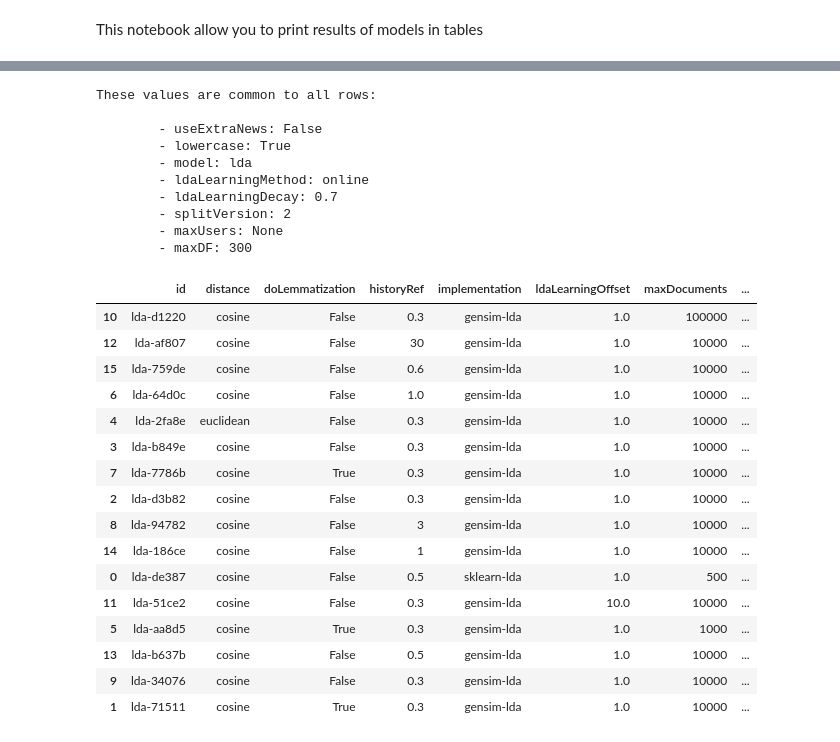
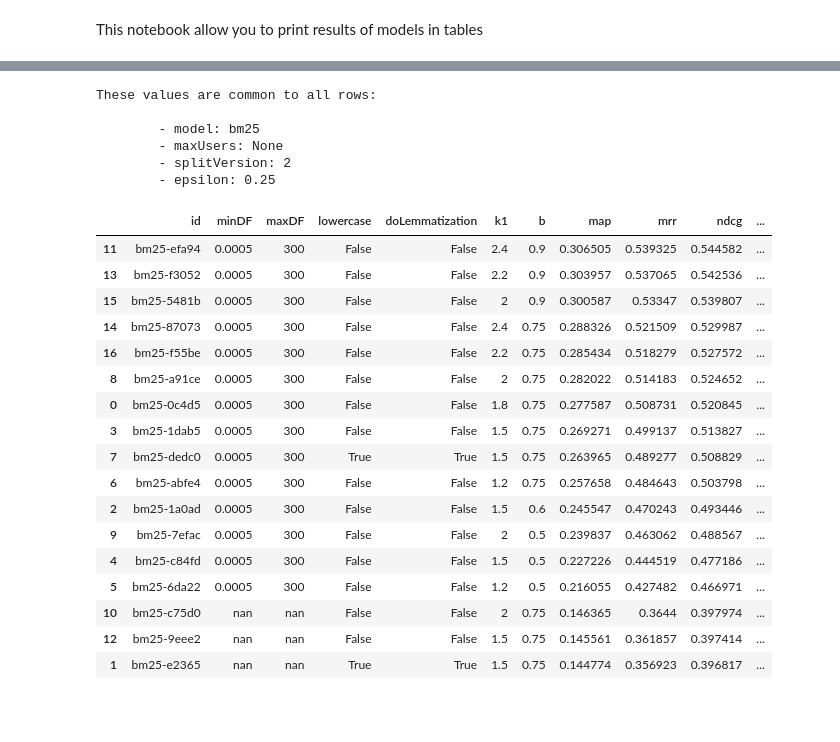
Before and after one commit to arthur-gallois/Twinews-adapted, a Jupyter notebook: twinews/evaluation/yfreport.ipynb, the cells around one changed output, grey strips where cells are left out. Saved outputs shown, nothing was run; the diff lists cells and outputs as text; code cells hidden in the pictures; blank space fills up the shorter version.

```diff
--- a/twinews/evaluation/yfreport.ipynb
+++ b/twinews/evaluation/yfreport.ipynb
@@ -13,41 +45,38 @@ from twinews.evaluation.utils import *
 # %%
 df = printReport\
 (
-    model='lda',
+    model='bm25',
     splitVersion=2,
     noSubsampling=True,
     metaFilter=\
     {
         # "implementation": "gensim-lda",
     },
     metricsFilter=None, # {'ndcg', 'ndcg@10'},
     sortBy='ndcg',
 )
 # %% [output]
 These values are common to all rows:
 
-        - useExtraNews: False
-        - lowercase: True
-        - model: lda
-        - ldaLearningMethod: online
-        - ldaLearningDecay: 0.7
+        - model: bm25
+        - maxUsers: None
         - splitVersion: 2
-        - maxUsers: None
-        - maxDF: 300
+        - epsilon: 0.25
-|  | id | distance | doLemmatization | historyRef | implementation | ldaLearningOffset | maxDocuments | ... |
-| 10 | lda-d1220 | cosine | False | 0.3 | gensim-lda | 1.0 | 100000 | ... |
-| 12 | lda-af807 | cosine | False | 30 | gensim-lda | 1.0 | 10000 | ... |
-| 15 | lda-759de | cosine | False | 0.6 | gensim-lda | 1.0 | 10000 | ... |
-| 6 | lda-64d0c | cosine | False | 1.0 | gensim-lda | 1.0 | 10000 | ... |
-| 4 | lda-2fa8e | euclidean | False | 0.3 | gensim-lda | 1.0 | 10000 | ... |
-| 3 | lda-b849e | cosine | False | 0.3 | gensim-lda | 1.0 | 10000 | ... |
-| 7 | lda-7786b | cosine | True | 0.3 | gensim-lda | 1.0 | 10000 | ... |
-| 2 | lda-d3b82 | cosine | False | 0.3 | gensim-lda | 1.0 | 10000 | ... |
-| 8 | lda-94782 | cosine | False | 3 | gensim-lda | 1.0 | 10000 | ... |
-| 14 | lda-186ce | cosine | False | 1 | gensim-lda | 1.0 | 10000 | ... |
-| 0 | lda-de387 | cosine | False | 0.5 | sklearn-lda | 1.0 | 500 | ... |
-| 11 | lda-51ce2 | cosine | False | 0.3 | gensim-lda | 10.0 | 10000 | ... |
-| 5 | lda-aa8d5 | cosine | True | 0.3 | gensim-lda | 1.0 | 1000 | ... |
-| 13 | lda-b637b | cosine | False | 0.5 | gensim-lda | 1.0 | 10000 | ... |
-| 9 | lda-34076 | cosine | False | 0.3 | gensim-lda | 1.0 | 10000 | ... |
-| 1 | lda-71511 | cosine | True | 0.3 | gensim-lda | 1.0 | 10000 | ... |
+|  | id | minDF | maxDF | lowercase | doLemmatization | k1 | b | map | mrr | ndcg | ... |
+| 11 | bm25-efa94 | 0.0005 | 300 | False | False | 2.4 | 0.9 | 0.306505 | 0.539325 | 0.544582 | ... |
+| 13 | bm25-f3052 | 0.0005 | 300 | False | False | 2.2 | 0.9 | 0.303957 | 0.537065 | 0.542536 | ... |
+| 15 | bm25-5481b | 0.0005 | 300 | False | False | 2 | 0.9 | 0.300587 | 0.53347 | 0.539807 | ... |
+| 14 | bm25-87073 | 0.0005 | 300 | False | False | 2.4 | 0.75 | 0.288326 | 0.521509 | 0.529987 | ... |
+| 16 | bm25-f55be | 0.0005 | 300 | False | False | 2.2 | 0.75 | 0.285434 | 0.518279 | 0.527572 | ... |
+| 8 | bm25-a91ce | 0.0005 | 300 | False | False | 2 | 0.75 | 0.282022 | 0.514183 | 0.524652 | ... |
+| 0 | bm25-0c4d5 | 0.0005 | 300 | False | False | 1.8 | 0.75 | 0.277587 | 0.508731 | 0.520845 | ... |
+| 3 | bm25-1dab5 | 0.0005 | 300 | False | False | 1.5 | 0.75 | 0.269271 | 0.499137 | 0.513827 | ... |
+| 7 | bm25-dedc0 | 0.0005 | 300 | True | True | 1.5 | 0.75 | 0.263965 | 0.489277 | 0.508829 | ... |
+| 6 | bm25-abfe4 | 0.0005 | 300 | False | False | 1.2 | 0.75 | 0.257658 | 0.484643 | 0.503798 | ... |
+| 2 | bm25-1a0ad | 0.0005 | 300 | False | False | 1.5 | 0.6 | 0.245547 | 0.470243 | 0.493446 | ... |
+| 9 | bm25-7efac | 0.0005 | 300 | False | False | 2 | 0.5 | 0.239837 | 0.463062 | 0.488567 | ... |
+| 4 | bm25-c84fd | 0.0005 | 300 | False | False | 1.5 | 0.5 | 0.227226 | 0.444519 | 0.477186 | ... |
+| 5 | bm25-6da22 | 0.0005 | 300 | False | False | 1.2 | 0.5 | 0.216055 | 0.427482 | 0.466971 | ... |
+| 10 | bm25-c75d0 | nan | nan | False | False | 2 | 0.75 | 0.146365 | 0.3644 | 0.397974 | ... |
+| 12 | bm25-9eee2 | nan | nan | False | False | 1.5 | 0.75 | 0.145561 | 0.361857 | 0.397414 | ... |
+| 1 | bm25-e2365 | nan | nan | True | True | 1.5 | 0.75 | 0.144774 | 0.356923 | 0.396817 | ... |
```
Also changed, not shown: parts of 2 cells of this notebook, 2 other files.
